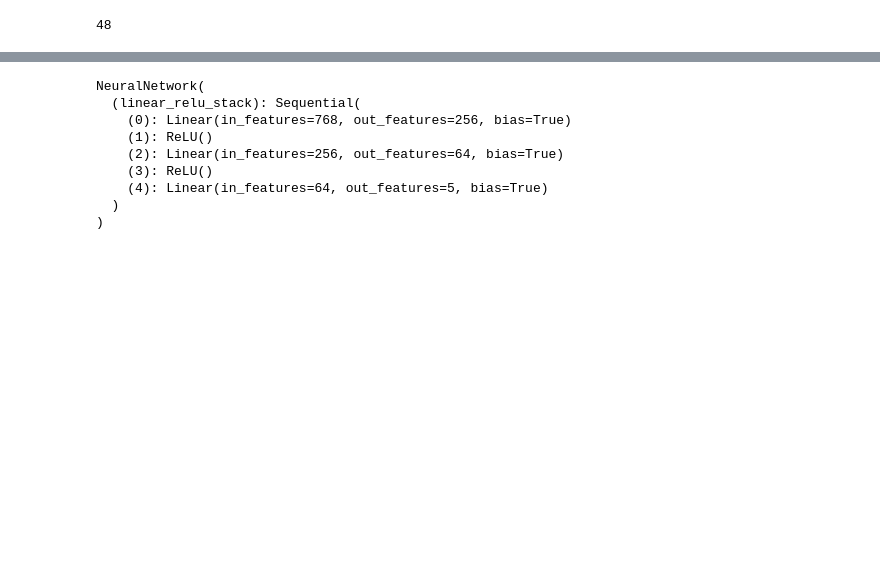
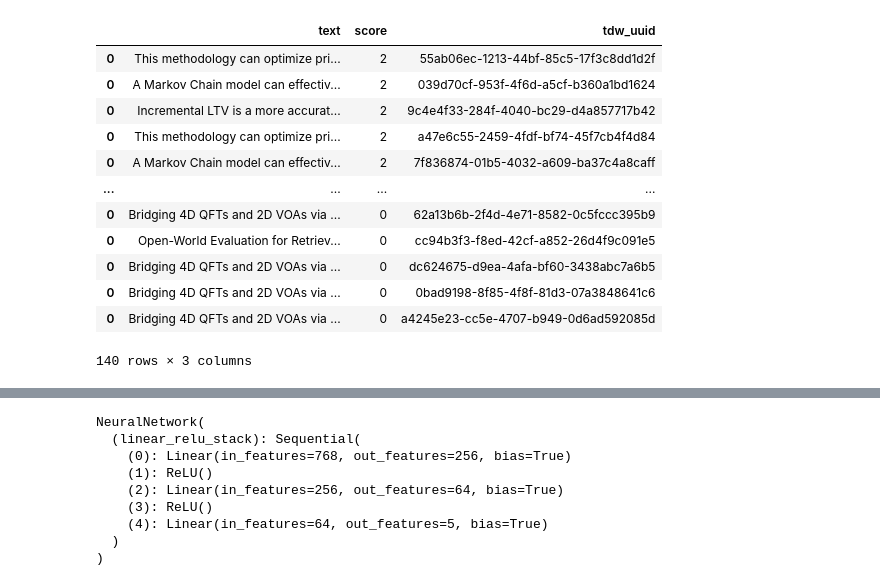
Before and after one commit to state-of-the-art-with-ai/state-of-the-art-with-ai, a Jupyter notebook: notebooks/insight_scorer/ train.ipynb, the cells around one changed output, grey strips where cells are left out. Saved outputs shown, nothing was run; the diff lists cells and outputs as text; code cells hidden in the pictures; blank space fills up the shorter version.

```diff
--- a/notebooks/insight_scorer/ train.ipynb
+++ b/notebooks/insight_scorer/ train.ipynb
@@ -1,15 +1,29 @@
 # %%
 import numpy as np
 from state_of_the_art.tables.insights_table import InsightsTable
+from state_of_the_art.tables.text_feedback_table import TextFeedbackTable
 InsightsTable
 
-df = InsightsTable().read().sort_values(by='tdw_timestamp', ascending=False)
+df = TextFeedbackTable().read().sort_values(by='tdw_timestamp', ascending=False)
 df = df[df['score'].notnull()]
 
+df =  df[['text', 'score', 'tdw_uuid']]
+
 df
-len(df.index)
 # %% [output]
+|  | text | score | tdw_uuid |
+| 0 | This methodology can optimize pri... | 2 | 55ab06ec-1213-44bf-85c5-17f3c8dd1d2f |
+| 0 | A Markov Chain model can effectiv... | 2 | 039d70cf-953f-4f6d-a5cf-b360a1bd1624 |
+| 0 | Incremental LTV is a more accurat... | 2 | 9c4e4f33-284f-4040-bc29-d4a857717b42 |
+| 0 | This methodology can optimize pri... | 2 | a47e6c55-2459-4fdf-bf74-45f7cb4f4d84 |
+| 0 | A Markov Chain model can effectiv... | 2 | 7f836874-01b5-4032-a609-ba37c4a8caff |
+| ... | ... | ... | ... |
+| 0 | Bridging 4D QFTs and 2D VOAs via ... | 0 | 62a13b6b-2f4d-4e71-8582-0c5fccc395b9 |
+| 0 | Open-World Evaluation for Retriev... | 0 | cc94b3f3-f8ed-42cf-a852-26d4f9c091e5 |
+| 0 | Bridging 4D QFTs and 2D VOAs via ... | 0 | dc624675-d9ea-4afa-bf60-3438abc7a6b5 |
+| 0 | Bridging 4D QFTs and 2D VOAs via ... | 0 | 0bad9198-8f85-4f8f-81d3-07a3848641c6 |
+| 0 | Bridging 4D QFTs and 2D VOAs via ... | 0 | a4245e23-cc5e-4707-b949-0d6ad592085d |
-48
+140 rows × 3 columns
 # %%
 
 rows_number=len(df)
```
Also changed, not shown: parts of 8 cells of this notebook.
